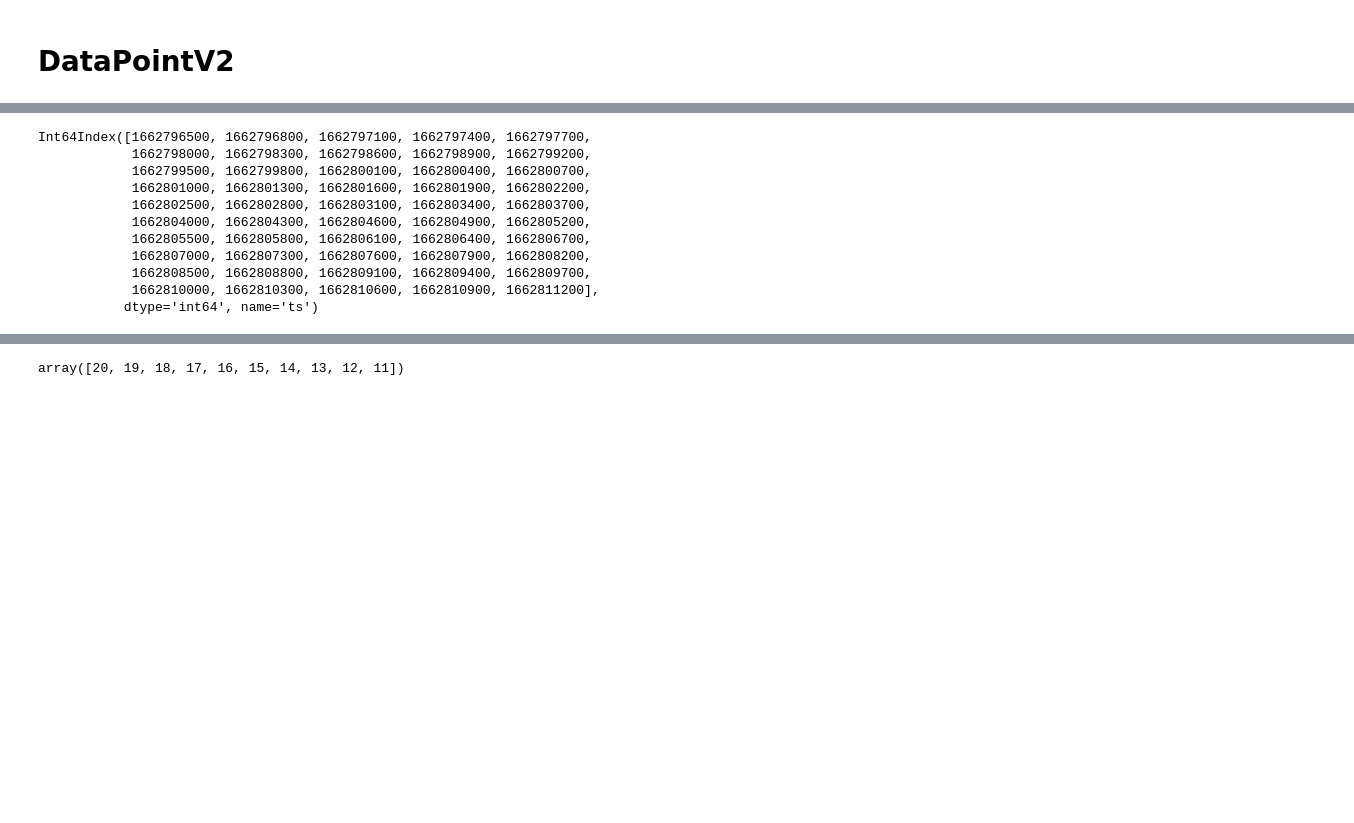
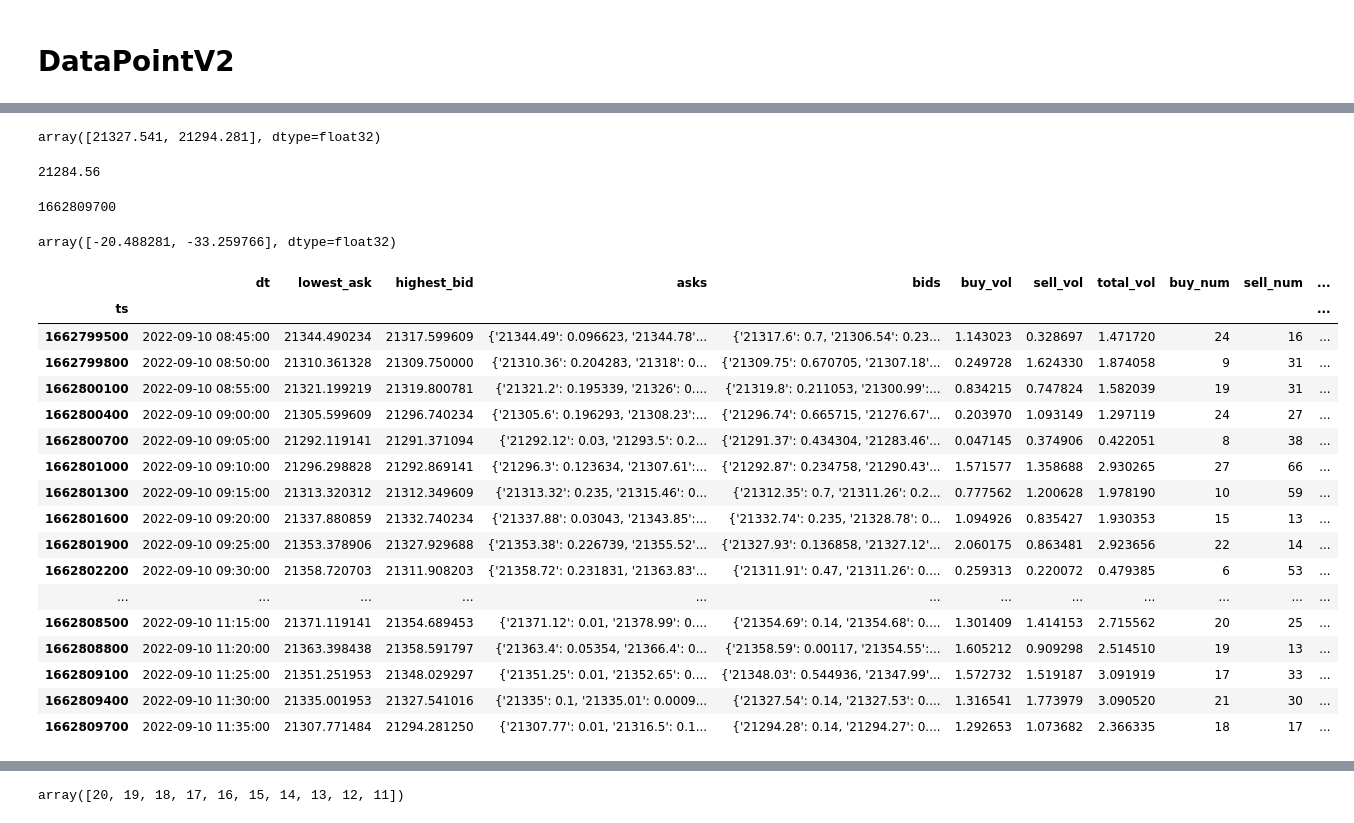
Before and after one commit to zosimovaa/rt_libs, a Jupyter notebook: src/data_point/notebooks/DataPointV2.ipynb, the cells around one changed output, grey strips where cells are left out. Cells and saved outputs as stored; diff of their text form; code cells hidden in the pictures; blank space fills up the shorter version.

```diff
--- a/src/data_point/notebooks/DataPointV2.ipynb
+++ b/src/data_point/notebooks/DataPointV2.ipynb
@@ -60,7 +60,7 @@ class DataPointError(Exception):
 
 
 class DataPoint:
-    def __init__(self, data, n_observation_points=10, n_future_points=0):
+    def __init__(self, data, n_observation_points=10, n_future_points=0, period=1):
         self.data = data
 
         self.fut_len = n_future_points
@@ -73,13 +73,27 @@ class DataPoint:
         # Начало observation
         self.start_idx = self.data.index[self.hist_len]
 
-        self.period = self.data.index[1] - self.data.index[0]
+        self.period = period # self.data.index[1] - self.data.index[0]
 
-    def get_values(self, cursor=None, num=None, name=None, step_factor=1):
+
+    def get_values(self, cursor=None, num=None, name=None, step_factor=1, as_ndarray=True):
         if name is None:
             name = self.data.columns
         idxs = self.get_indexes(cursor=cursor, num=num, step_factor=step_factor)
-        return self.data.loc[idxs, name]
+
+        if as_ndarray:
+            result = self.data.loc[idxs, name].values
+        else:
+            result = self.data.loc[idxs, name]
+
+        return result
+
+    def get_value(self, name, cursor=None):
+        value = self.get_values(name=name, num=1, cursor=cursor)
+        return value[0]
+
+    def get_current_index(self):
+        return self.current_idx
 
     def get_indexes(self, cursor=None, num=None, step_factor=1):
         if cursor is None:
@@ -96,4 +110,5 @@ class DataPoint:
         else:
             stop = cursor - (period * (num - 1))
             idxs = np.arange(cursor + period, stop, period)
+
         return idxs
@@ -100,3 +125,3 @@ class DataPoint:
 # %%
-dp = DataPoint(data, n_observation_points=10, n_future_points=5)
+dp = DataPoint(data, n_observation_points=10, n_future_points=5, period=300)
 # %%
@@ -116,14 +132,40 @@ dp.get_values(num=-5)
-# %%
-dp.data.index
-# %% [output]
-Int64Index([1662796500, 1662796800, 1662797100, 1662797400, 1662797700,
-            1662798000, 1662798300, 1662798600, 1662798900, 1662799200,
-            1662799500, 1662799800, 1662800100, 1662800400, 1662800700,
-            1662801000, 1662801300, 1662801600, 1662801900, 1662802200,
-            1662802500, 1662802800, 1662803100, 1662803400, 1662803700,
-            1662804000, 1662804300, 1662804600, 1662804900, 1662805200,
-            1662805500, 1662805800, 1662806100, 1662806400, 1662806700,
-            1662807000, 1662807300, 1662807600, 1662807900, 1662808200,
-            1662808500, 1662808800, 1662809100, 1662809400, 1662809700,
-            1662810000, 1662810300, 1662810600, 1662810900, 1662811200],
-           dtype='int64', name='ts')
+# %%
+ss = dp.get_values(name="highest_bid", num=2, as_ndarray=True)
+ss
+# %% [output]
+array([21327.541, 21294.281], dtype=float32)
+# %%
+dd = dp.get_value("highest_bid", cursor = 1662797100)
+dd
+# %% [output]
+21284.56
+# %%
+dp.get_current_index()
+# %% [output]
+1662809700
+# %%
+ss.diff().dropna().values
+# %% [output]
+array([-20.488281, -33.259766], dtype=float32)
+# %%
+cursor = dp.get_indexes(num=1)
+dp.get_values(cursor=cursor, num=dp.hist_len, as_ndarray=False)
+# %% [output]
+|  | dt | lowest_ask | highest_bid | asks | bids | buy_vol | sell_vol | total_vol | buy_num | sell_num | ... |
+| ts |  |  |  |  |  |  |  |  |  |  | ... |
+| 1662799500 | 2022-09-10 08:45:00 | 21344.490234 | 21317.599609 | {'21344.49': 0.096623, '21344.78'... | {'21317.6': 0.7, '21306.54': 0.23... | 1.143023 | 0.328697 | 1.471720 | 24 | 16 | ... |
+| 1662799800 | 2022-09-10 08:50:00 | 21310.361328 | 21309.750000 | {'21310.36': 0.204283, '21318': 0... | {'21309.75': 0.670705, '21307.18'... | 0.249728 | 1.624330 | 1.874058 | 9 | 31 | ... |
+| 1662800100 | 2022-09-10 08:55:00 | 21321.199219 | 21319.800781 | {'21321.2': 0.195339, '21326': 0.... | {'21319.8': 0.211053, '21300.99':... | 0.834215 | 0.747824 | 1.582039 | 19 | 31 | ... |
+| 1662800400 | 2022-09-10 09:00:00 | 21305.599609 | 21296.740234 | {'21305.6': 0.196293, '21308.23':... | {'21296.74': 0.665715, '21276.67'... | 0.203970 | 1.093149 | 1.297119 | 24 | 27 | ... |
+| 1662800700 | 2022-09-10 09:05:00 | 21292.119141 | 21291.371094 | {'21292.12': 0.03, '21293.5': 0.2... | {'21291.37': 0.434304, '21283.46'... | 0.047145 | 0.374906 | 0.422051 | 8 | 38 | ... |
+| 1662801000 | 2022-09-10 09:10:00 | 21296.298828 | 21292.869141 | {'21296.3': 0.123634, '21307.61':... | {'21292.87': 0.234758, '21290.43'... | 1.571577 | 1.358688 | 2.930265 | 27 | 66 | ... |
+| 1662801300 | 2022-09-10 09:15:00 | 21313.320312 | 21312.349609 | {'21313.32': 0.235, '21315.46': 0... | {'21312.35': 0.7, '21311.26': 0.2... | 0.777562 | 1.200628 | 1.978190 | 10 | 59 | ... |
+| 1662801600 | 2022-09-10 09:20:00 | 21337.880859 | 21332.740234 | {'21337.88': 0.03043, '21343.85':... | {'21332.74': 0.235, '21328.78': 0... | 1.094926 | 0.835427 | 1.930353 | 15 | 13 | ... |
+| 1662801900 | 2022-09-10 09:25:00 | 21353.378906 | 21327.929688 | {'21353.38': 0.226739, '21355.52'... | {'21327.93': 0.136858, '21327.12'... | 2.060175 | 0.863481 | 2.923656 | 22 | 14 | ... |
+| 1662802200 | 2022-09-10 09:30:00 | 21358.720703 | 21311.908203 | {'21358.72': 0.231831, '21363.83'... | {'21311.91': 0.47, '21311.26': 0.... | 0.259313 | 0.220072 | 0.479385 | 6 | 53 | ... |
+| ... | ... | ... | ... | ... | ... | ... | ... | ... | ... | ... | ... |
+| 1662808500 | 2022-09-10 11:15:00 | 21371.119141 | 21354.689453 | {'21371.12': 0.01, '21378.99': 0.... | {'21354.69': 0.14, '21354.68': 0.... | 1.301409 | 1.414153 | 2.715562 | 20 | 25 | ... |
+| 1662808800 | 2022-09-10 11:20:00 | 21363.398438 | 21358.591797 | {'21363.4': 0.05354, '21366.4': 0... | {'21358.59': 0.00117, '21354.55':... | 1.605212 | 0.909298 | 2.514510 | 19 | 13 | ... |
+| 1662809100 | 2022-09-10 11:25:00 | 21351.251953 | 21348.029297 | {'21351.25': 0.01, '21352.65': 0.... | {'21348.03': 0.544936, '21347.99'... | 1.572732 | 1.519187 | 3.091919 | 17 | 33 | ... |
+| 1662809400 | 2022-09-10 11:30:00 | 21335.001953 | 21327.541016 | {'21335': 0.1, '21335.01': 0.0009... | {'21327.54': 0.14, '21327.53': 0.... | 1.316541 | 1.773979 | 3.090520 | 21 | 30 | ... |
+| 1662809700 | 2022-09-10 11:35:00 | 21307.771484 | 21294.281250 | {'21307.77': 0.01, '21316.5': 0.1... | {'21294.28': 0.14, '21294.27': 0.... | 1.292653 | 1.073682 | 2.366335 | 18 | 17 | ... |
```
Also changed, not shown: parts of 6 cells of this notebook, 32 other files.
